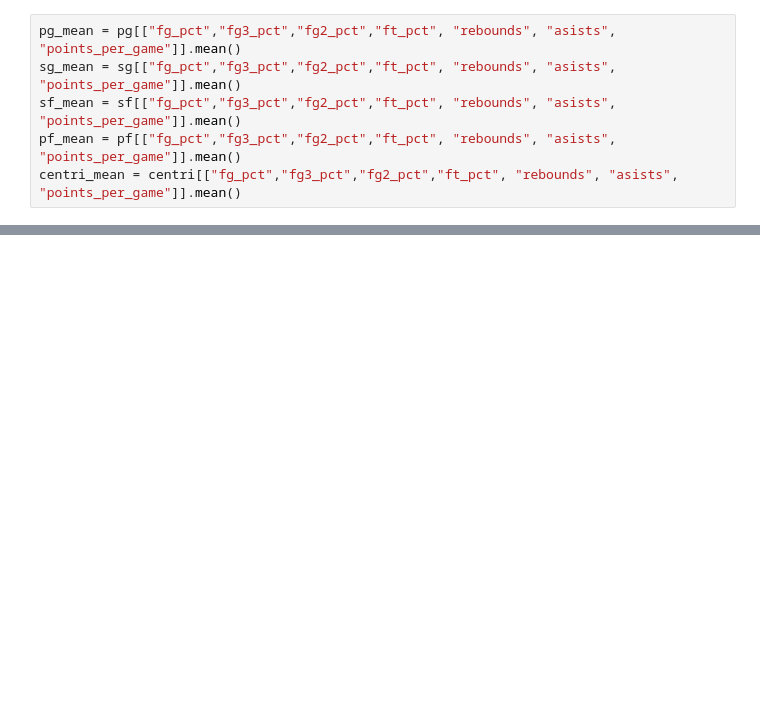
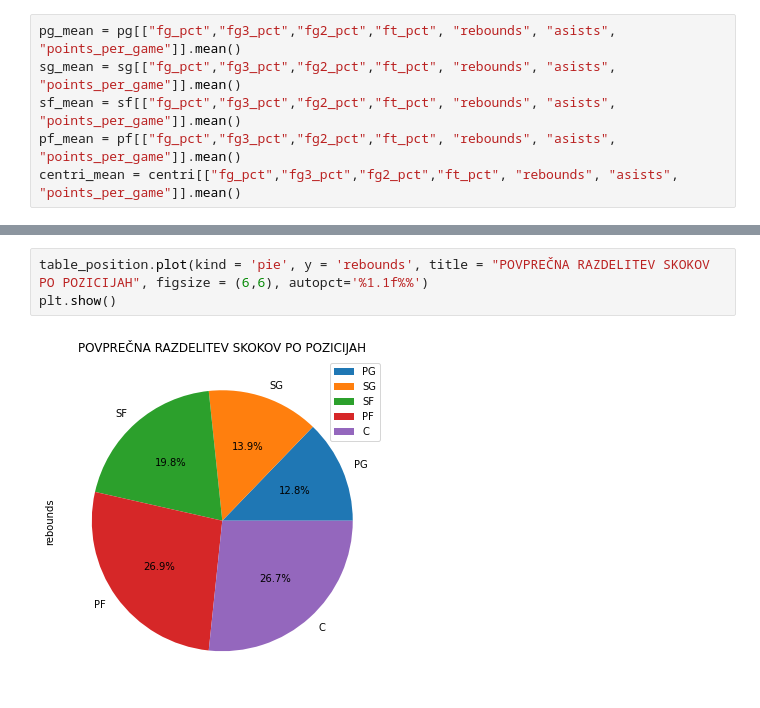
Before and after one commit to matej23/obdelava-podatkov, a Jupyter notebook: analiza.ipynb, the cells around one changed output, grey strips where cells are left out. Drawn from its saved outputs; the diff is of its cells as text; blank space fills up the shorter version.

```diff
--- a/analiza.ipynb
+++ b/analiza.ipynb
@@ -268,0 +274,5 @@ table_position
+# %%
+table_position.plot(kind = 'pie', y = 'rebounds', title = "POVPREČNA RAZDELITEV SKOKOV PO POZICIJAH", figsize = (6,6), autopct='%1.1f%%')
+plt.show()
+# %% [output]
+[figure, added]
```
Also changed, not shown: parts of 6 cells of this notebook, 1 other file.
